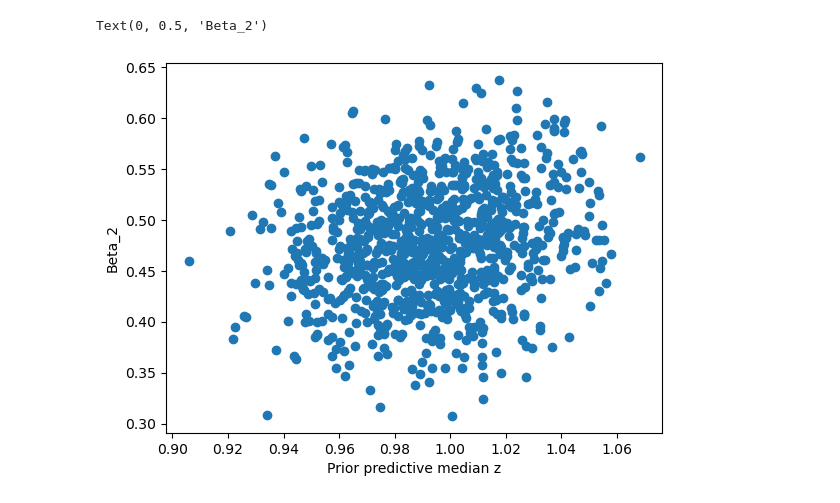
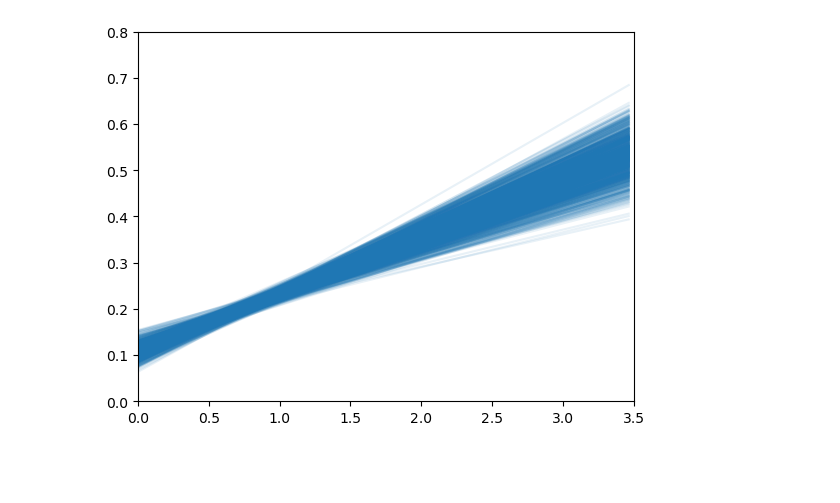
Before and after one commit to bingyanliang/stat-775-final, a Jupyter notebook: linear-regression-model/linear-regression-model.ipynb, the cells around one changed output. Drawn from its saved outputs; the diff is of its cells as text; code cells hidden in the pictures; blank space fills up the shorter version.

```diff
--- a/linear-regression-model/linear-regression-model.ipynb
+++ b/linear-regression-model/linear-regression-model.ipynb
@@ -9,14 +10,17 @@ data_all = pd.read_csv("linear-data.csv")
 # %%
 N = data_all.shape[0]
 
-log_minchi2 = np.log(data_all["minchi2"])
 z_sigma = data_all["z_sigma"]
 median_z = data_all["median_z"]
+
+nu = 3
+lambda_value = 1
 # %%
 data = {'N': N,
-        'log_minchi2': log_minchi2,
         'z_sigma': z_sigma,
-        'median_z': median_z,}
+        'median_z': median_z,
+        'nu': nu,
+        'lambda': lambda_value,}
 # %%
 model = csp.CmdStanModel(stan_file = 'linear-regression.stan')
 sample = model.sample(data = data, seed = 1, chains = 1,
@@ -33,6 +37,4 @@ Exception: normal_lpdf: Scale parameter is 0, but must be positive! (in 'linear-
 Consider re-running with show_console=True if the above output is unclear!
 # %%
-beta_0_list = sample.stan_variable("beta_0")
-beta_1_list = sample.stan_variable("beta_1")
-beta_2_list = sample.stan_variable("beta_2")
-sigma_list = sample.stan_variable("sigma")
+alpha_list = sample.stan_variable("alpha")
+beta_list = sample.stan_variable("beta")
@@ -48,7 +48,15 @@ Text(0, 0.5, 'Beta_1')
-# %%
-plt.scatter(prior_pred_med_z, beta_2_list)
-plt.xlabel("Prior predictive median z")
-plt.ylabel("Beta_2")
-# %% [output]
-Text(0, 0.5, 'Beta_2')
-[figure, removed]
+# %%
+zs = np.arange(0, np.max(median_z), np.max(median_z)/1000)
+segs = []
+for i in range(len(alpha_list)):
+    data = alpha_list[i] + beta_list[i]*zs
+    segs.append(((zs[0], data[0]), (zs[-1], data[-1])))
+# %%
+ln_coll = matplotlib.collections.LineCollection(segs, alpha=0.1)
+ax = plt.gca()
+ax.add_collection(ln_coll)
+ax.set_xlim(0, 3.5)
+ax.set_ylim(0, 0.8)
+plt.draw()
+# %% [output]
+[figure, added]
```
Also changed, not shown: parts of 5 cells of this notebook, 2 other files.
